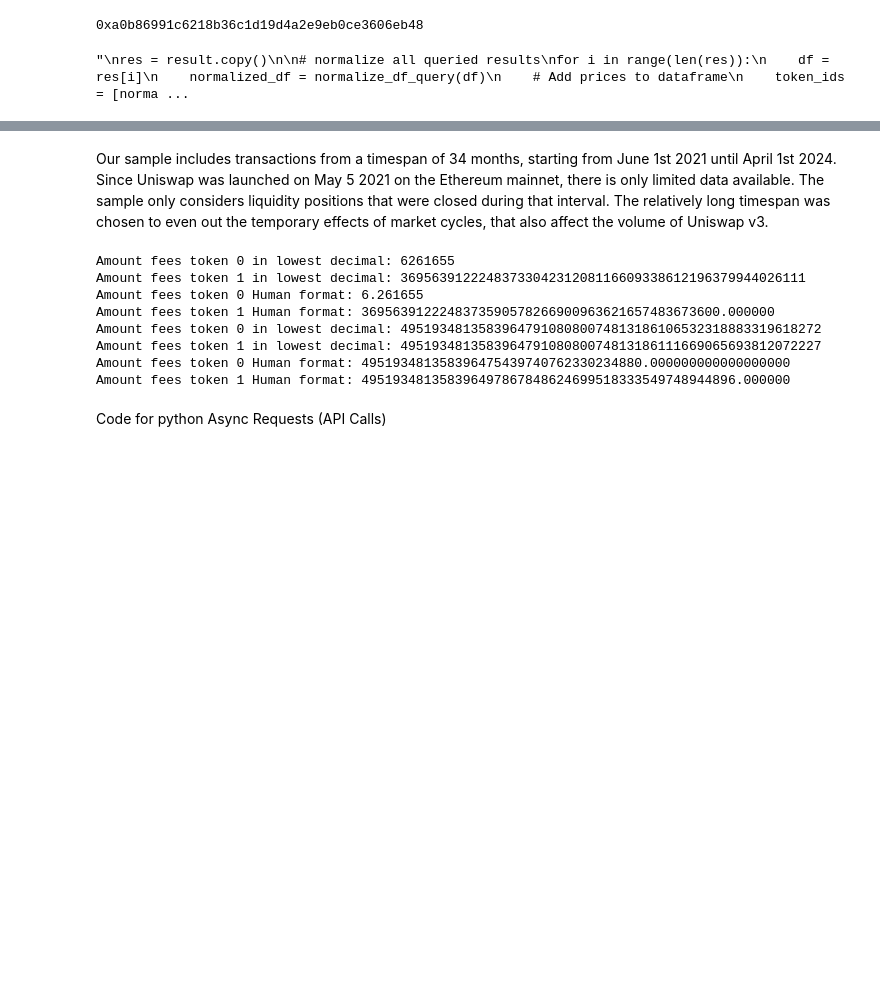
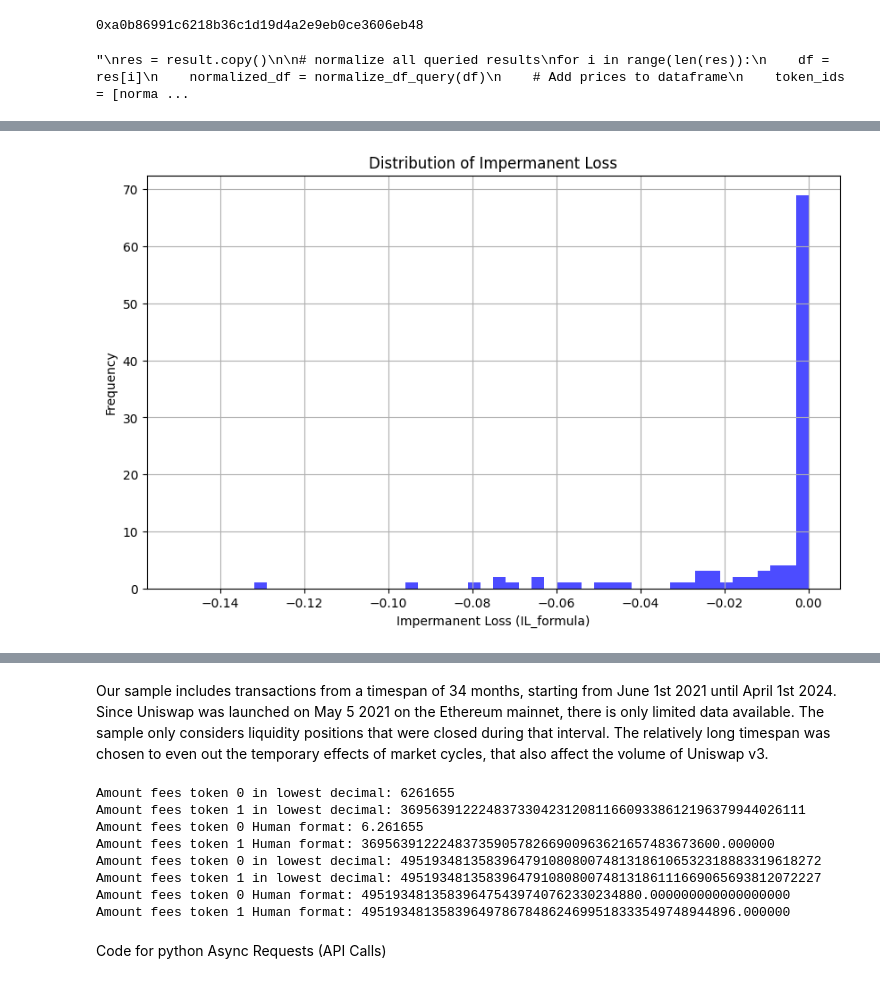
Before and after one commit to Thanos002/IL_Measurement, a Jupyter notebook: IL_Data_Extraction.ipynb, the cells around one changed output, grey strips where cells are left out. Cells and saved outputs as stored; diff of their text form; code cells hidden in the pictures; blank space fills up the shorter version.

Commit message:
first data

```diff
--- a/IL_Data_Extraction.ipynb
+++ b/IL_Data_Extraction.ipynb
@@ -311,13 +311,16 @@ async def Extract_Price_data(queueArray):
                 transport = AIOHTTPTransport(url=url_uniswap)
                 try:
                     async with Client(transport=transport, fetch_schema_from_transport=True, execute_timeout=30) as session:
-                        query = build_query_price(tokenID, int(timeInHoursAfterEpoch))
+                        timeInHoursAfterEpoch = int(timeInHoursAfterEpoch) # make sure value is int
+                        query = build_query_price(tokenID, timeInHoursAfterEpoch)
+                        print(tokenID, timeInHoursAfterEpoch)
                         response = await session.execute(query)
                         print("Extracted ID:" + str(tokenID))
-                        if response['tokenHourData'] is None:
+                        if response['tokenHourData'] is None or pd.isna(response['tokenHourData']):
                             print(f"No data found for tokenID {tokenID} at timestamp {timeInHoursAfterEpoch}")
                             await asyncio.sleep(2 ** attempt)  # Exponential backoff
                             continue
+                        print(response)
                         rounded_price = round(float(response['tokenHourData']['priceUSD']), 4)
                         return pd.DataFrame(
                             {'priceUSD': [rounded_price],
@@ -350,10 +353,12 @@ async def Extract_Price_data(queueArray):
 
     return final_df
 
+"""
 result = await Extract_Position_data([40149])
 print(result[0])
 
 queueArray = [['0xc02aaa39b223fe8d0a0e5c4f27ead9083c756cc2', '0xa0b86991c6218b36c1d19d4a2e9eb0ce3606eb48'], [450872, 451071, 450873]]
 prices = await Extract_Price_data(queueArray)
 print(prices)
+"""
 # %% [output]
@@ -674,3 +673,6 @@ for i in range(len(res)):
 """
 # %% [output]
 "\nres = result.copy()\n\n# normalize all queried results\nfor i in range(len(res)):\n    df = res[i]\n    normalized_df = normalize_df_query(df)\n    # Add prices to dataframe\n    token_ids = [norma ...
+# %%
+shortened_pools = {key: value.head(10) for key, value in pool_id_database.items()}
+print(shortened_pools)
@@ -801,0 +840,5 @@ result
+# %%
+dataframes = [df for df in result.values()]
+combined_df = pd.concat(dataframes, ignore_index=True)
+combined_df = combined_df[combined_df['IL_final'] >= -1]
+combined_df
@@ -801,0 +859,12 @@ result
+# %%
+import matplotlib.pyplot as plt
+# Histogram of Impermanent Loss
+plt.figure(figsize=(10, 6))
+plt.hist(combined_df['IL_final'], bins=50, color='blue', alpha=0.7, range=(-0.15, 0))
+plt.title('Distribution of Impermanent Loss')
+plt.xlabel('Impermanent Loss (IL_formula)')
+plt.ylabel('Frequency')
+plt.grid(True)
+plt.show()
+# %% [output]
+[figure, added]
```
Also changed, not shown: parts of 9 cells of this notebook, 9 other files.
